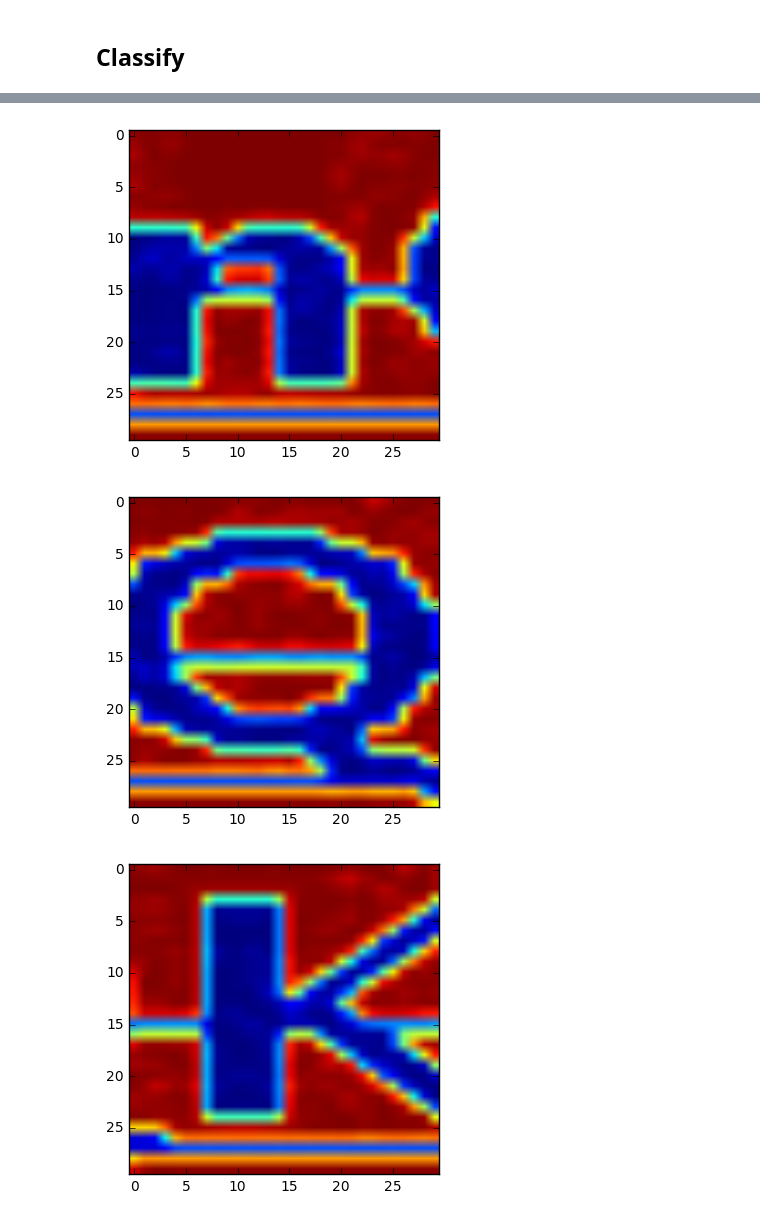
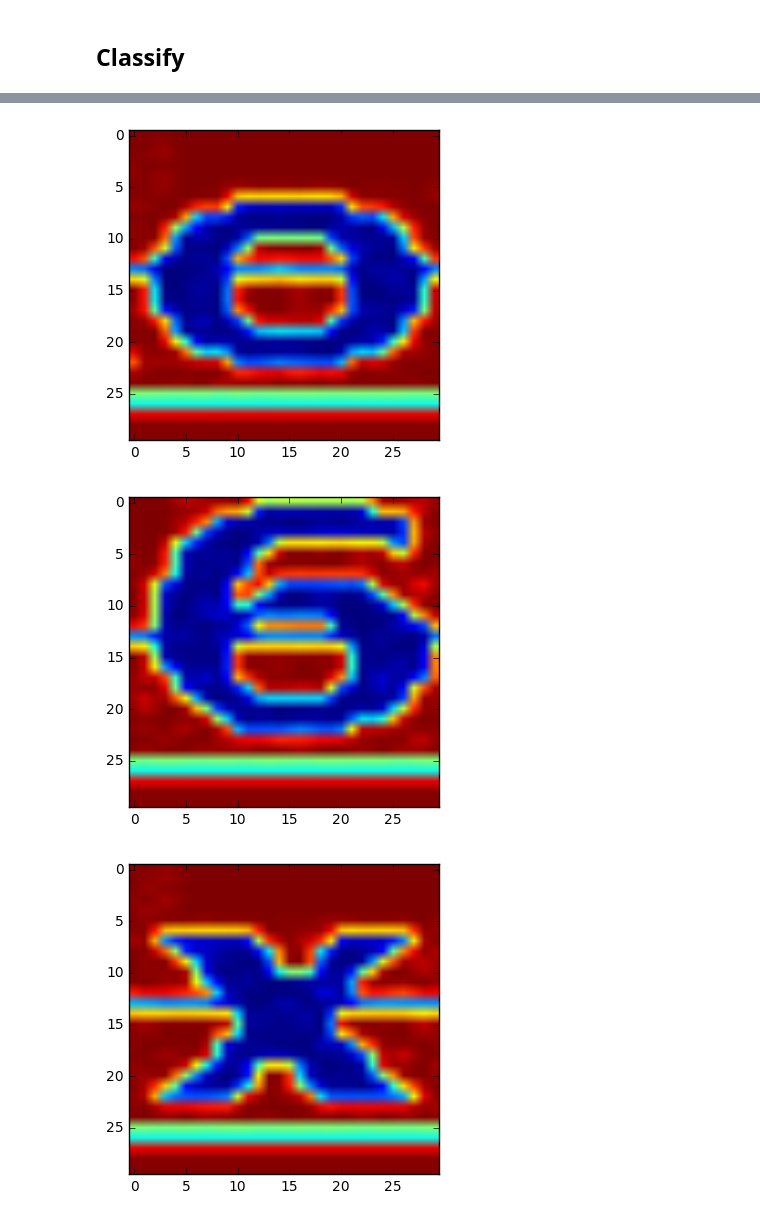
Before and after one commit to DenisPeskoff/CaptchaBreaking, a Jupyter notebook: Captcha_Breaking_NN.ipynb, the cells around one changed output, grey strips where cells are left out. Drawn from its saved outputs; the diff is of its cells as text; code cells hidden in the pictures.

```diff
--- a/Captcha_Breaking_NN.ipynb
+++ b/Captcha_Breaking_NN.ipynb
@@ -265,7 +277,7 @@ Test accuracy: 0.677265501079
 ## Classify
 # %%
 #adjust crop to work on the specific captcha
-image = PIL.Image.open("captcha4.png")
+image = PIL.Image.open("captcha2.png")
 image = image.crop([50, 0, image.size[0]-50, image.size[1]])
 
 image.show()
@@ -296,3 +308,3 @@ test /= 255
-[figure, old version]
+[figure, new version]
-[figure, old version]
+[figure, new version]
-[figure, old version]
+[figure, new version]
```
Also changed, not shown: parts of 11 cells of this notebook.
